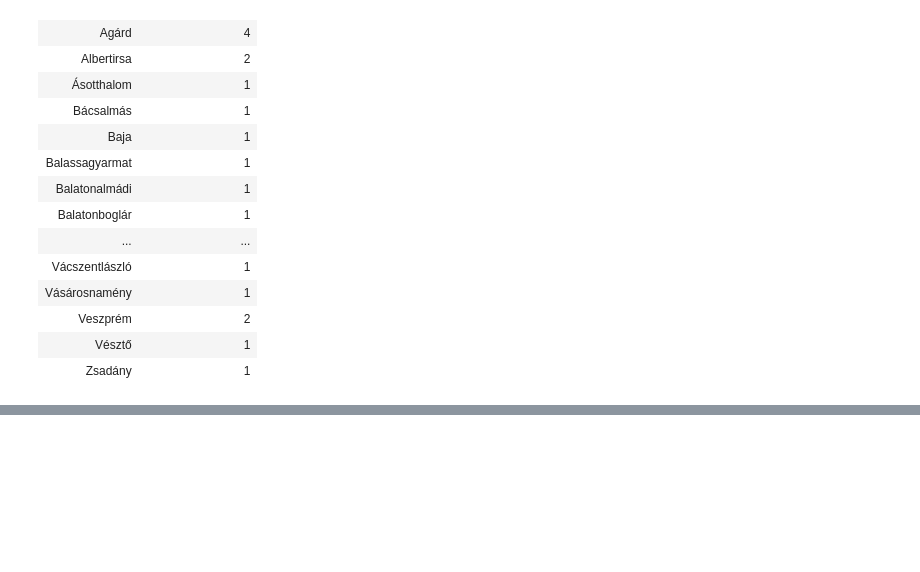
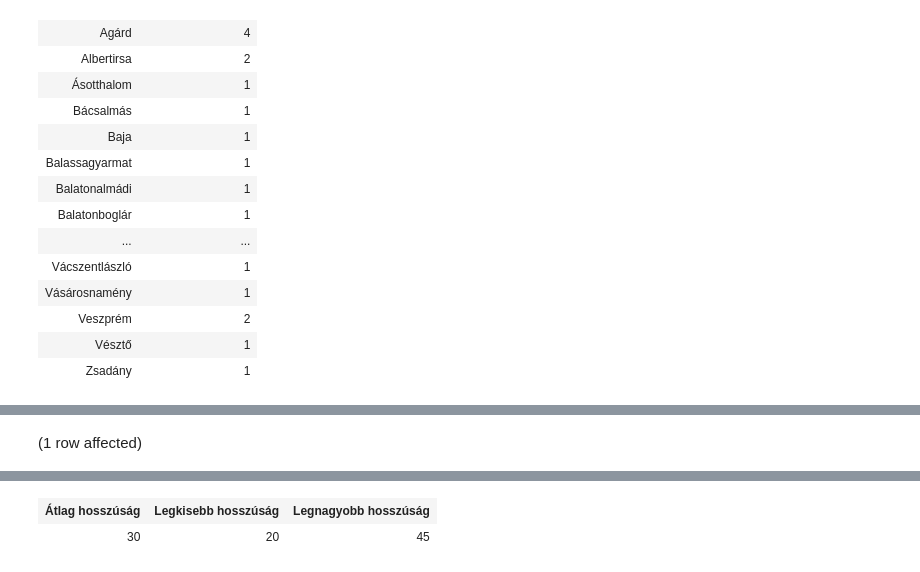
Before and after one commit to varadikitti/sqlgyak03, a Jupyter notebook: homework1.ipynb, the cells around one changed output, grey strips where cells are left out. Drawn from its saved outputs; the diff is of its cells as text; code cells hidden in the pictures; blank space fills up the shorter version.

```diff
--- a/homework1.ipynb
+++ b/homework1.ipynb
@@ -254,0 +261,7 @@ Total execution time: 00:00:00.021
+# %%
+SELECT  AVG(LEN(SZAML_CIM)) AS 'Átlag hosszúság',
+        MIN(LEN(SZAML_CIM)) AS 'Legkisebb hosszúság',
+        MAX(LEN(SZAML_CIM)) AS 'Legnagyobb hosszúság'
+FROM Vendeg
+# %% [output]
+(1 row affected)
@@ -254,0 +269,2 @@ Total execution time: 00:00:00.021
+| Átlag hosszúság | Legkisebb hosszúság | Legnagyobb hosszúság |
+| 30 | 20 | 45 |
```
Also changed, not shown: parts of 2 cells of this notebook.
